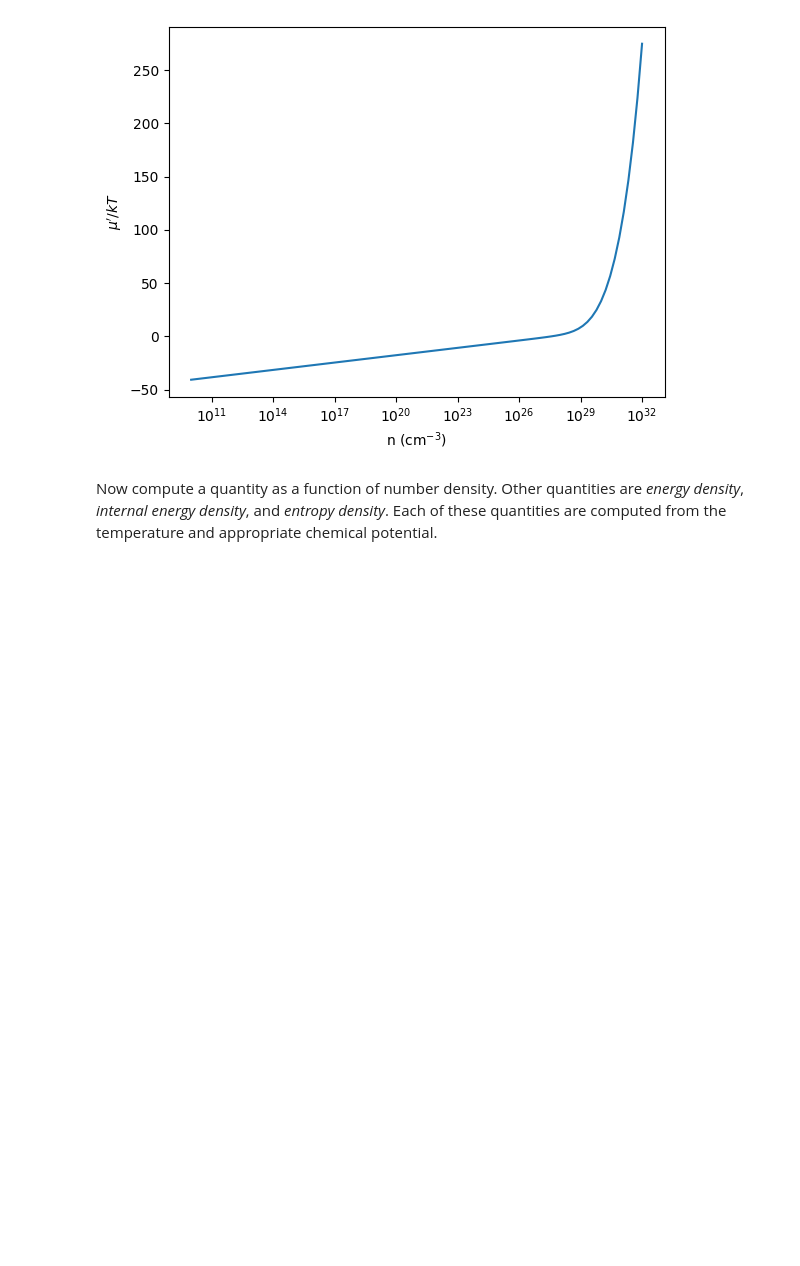
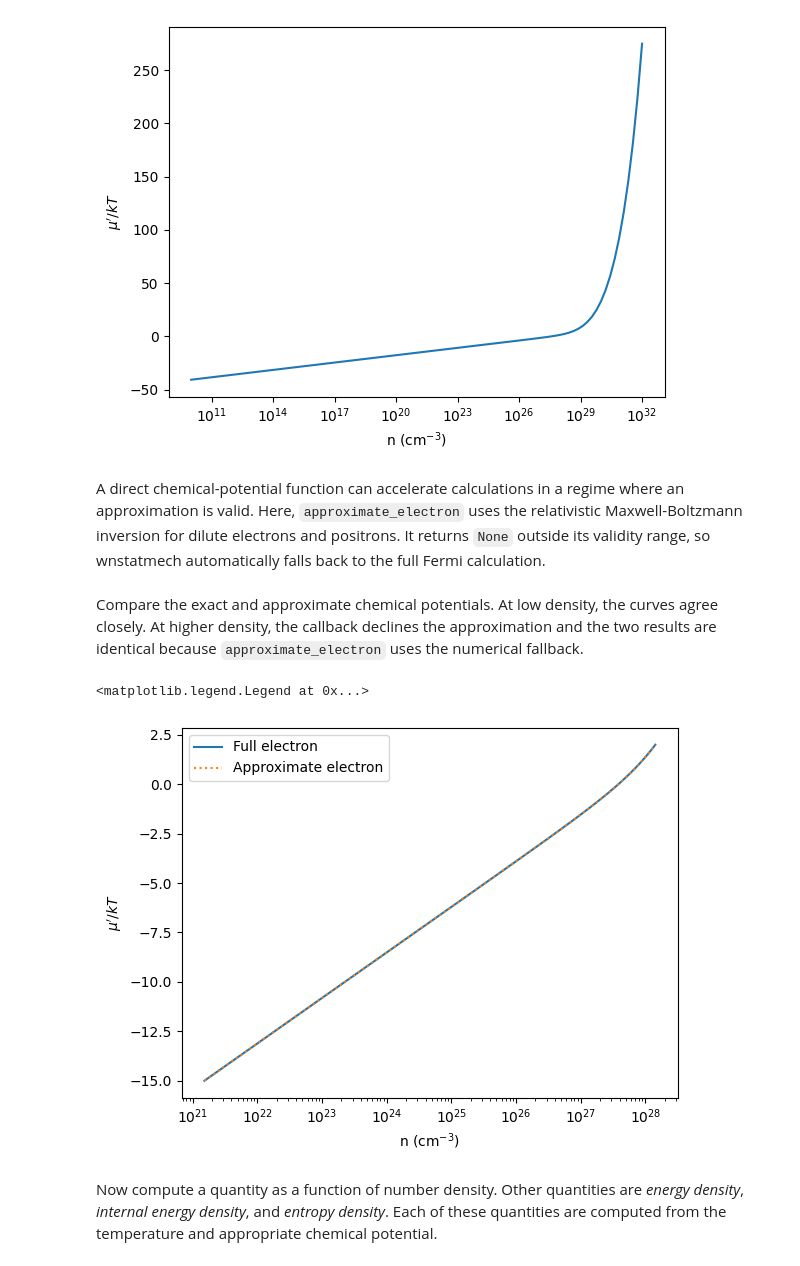
Before and after one commit to mbradle/wnstatmech, a Jupyter notebook: tutorial/wnstatmech_tutorial.ipynb, the cells around one changed output. Saved outputs shown, nothing was run; the diff lists cells and outputs as text; code cells hidden in the pictures; blank space fills up the shorter version.

```diff
--- a/tutorial/wnstatmech_tutorial.ipynb
+++ b/tutorial/wnstatmech_tutorial.ipynb
@@ -74,3 +74,5 @@ plt.ylabel("$\\mu'/kT$")
 # %% [output]
 Text(0, 0.5, "$\\mu'/kT$")
 [figure]
+# %% [markdown]
+A direct chemical-potential function can accelerate calculations in a regime where an approximation is valid.  Here, ``approximate_electron`` uses the relativistic Maxwell-Boltzmann inversion for dilute electrons and positrons.  It returns ``None`` outside its validity range, so wnstatmech automatically falls back to the full Fermi calculation.
@@ -77,3 +130,21 @@ Text(0, 0.5, "$\\mu'/kT$")
+# %% [markdown]
+Compare the exact and approximate chemical potentials.  At low density, the curves agree closely.  At higher density, the callback declines the approximation and the two results are identical because ``approximate_electron`` uses the numerical fallback.
+# %%
+T = 1.e8
+alpha_input = np.linspace(-15, 2, 100)
+n = full_electron.compute_quantity("number density", T, alpha_input)
+alpha_full = full_electron.compute_chemical_potential(T, n)
+alpha_approximate = approximate_electron.compute_chemical_potential(T, n)
+
+plt.plot(n, alpha_full, label="Full electron")
+plt.plot(n, alpha_approximate, ":", label="Approximate electron")
+plt.xscale("log")
+plt.xlabel("n (cm$^{-3}$)")
+plt.ylabel("$\\mu'/kT$")
+plt.legend()
+# %% [output]
+<matplotlib.legend.Legend at 0x...>
+[figure, added]
 # %% [markdown]
 Now compute a quantity as a function of number density.  Other quantities are *energy density*, *internal energy density*, and *entropy density*.  Each of these quantities are computed from the temperature and appropriate chemical potential.
 # %%
```
Also changed, not shown: parts of 12 cells of this notebook, 2 other files.
